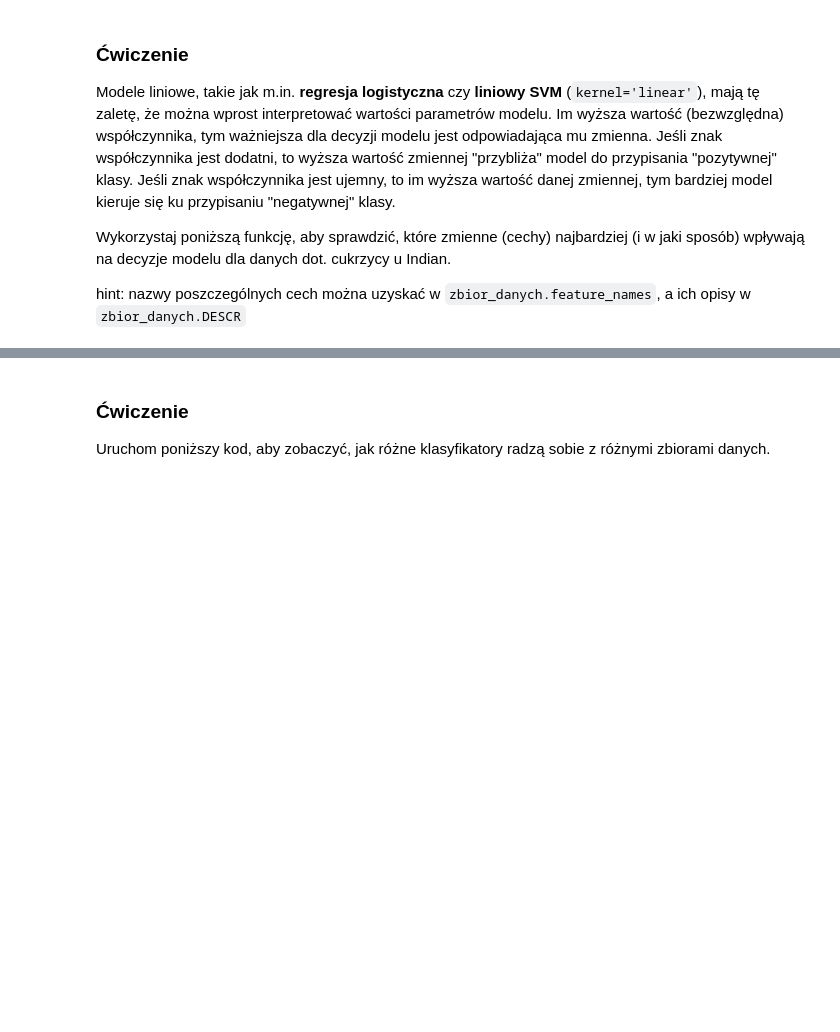
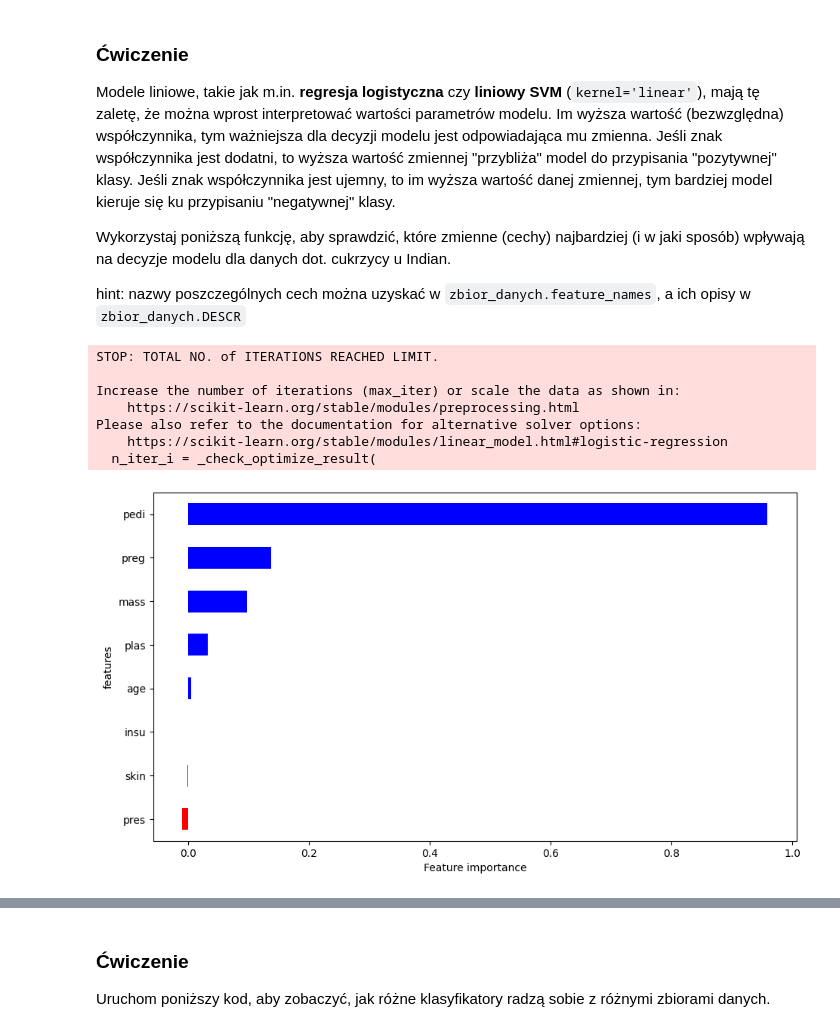
Before and after one commit to mikeatta/uni, a Jupyter notebook: Sem V/Machine-learning/WDUM4.ipynb, the cells around one changed output, grey strips where cells are left out. Saved outputs shown, nothing was run; the diff lists cells and outputs as text; code cells hidden in the pictures; blank space fills up the shorter version.

```diff
--- a/Sem V/Machine-learning/WDUM4.ipynb
+++ b/Sem V/Machine-learning/WDUM4.ipynb
@@ -204,3 +288,6 @@ Wytrenuj modele regresji logistycznej i SVM (różne wartości hiperparamteru `k
 Załaduj zbiór **Pima Indians Diabetes** (https://www.openml.org/d/37).
 
 Zapoznaj się ze zbiorem i dokonaj podziału na zbiór uczący i testowy (25%). Dokonaj standaryzacji zmiennych.
+# %%
+pima_dataset = fetch_openml(data_id=37)
+print(pima_dataset.DESCR)
@@ -206,0 +318,9 @@ Zapoznaj się ze zbiorem i dokonaj podziału na zbiór uczący i testowy (25%).
+# %%
+# Split the dataset
+
+X, y = pima_dataset['data'], pima_dataset['target']
+
+split_index = int(len(pima_dataset['data']) * .75)
+
+X_train, X_test, y_train, y_test = X[:split_index], X[split_index:], y[:split_index], y[split_index:]
+print(f'{len(X_test)} = {int((len(X_test) / len(X)) * 100)}%')
@@ -227,3 +389,17 @@ def show_feature_importance(model, labels):
     features.set_index('features', inplace=True)
     features.importance.plot(kind='barh', figsize=(11, 6), color = features.positive.map({True: 'blue', False: 'red'}))
     plt.xlabel('Feature importance')
+# %%
+regr = LogisticRegression(max_iter=100)
+regr.fit(X=X_train, y=y_train)
+
+show_feature_importance(model=regr, labels=pima_dataset['feature_names'])
+# %% [output]
+STOP: TOTAL NO. of ITERATIONS REACHED LIMIT.
+
+Increase the number of iterations (max_iter) or scale the data as shown in:
+    https://scikit-learn.org/stable/modules/preprocessing.html
+Please also refer to the documentation for alternative solver options:
+    https://scikit-learn.org/stable/modules/linear_model.html#logistic-regression
+  n_iter_i = _check_optimize_result(
+[figure, added]
```
Also changed, not shown: parts of 17 cells of this notebook.
